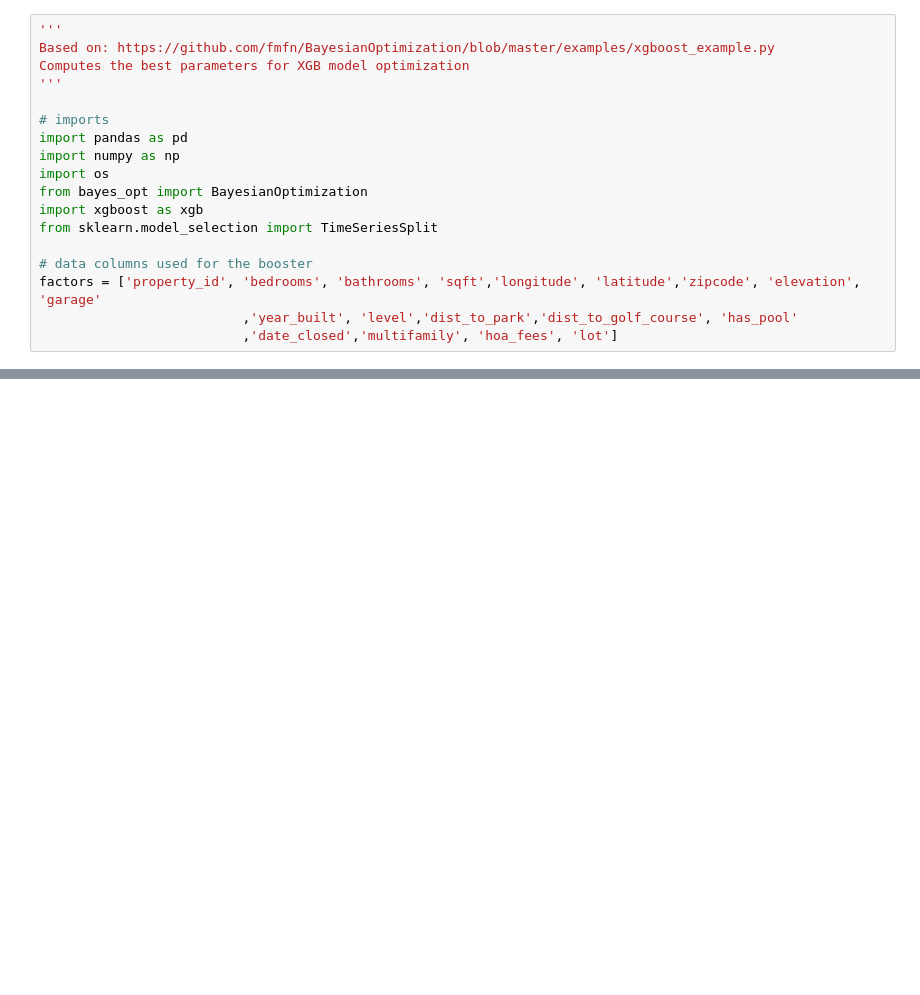
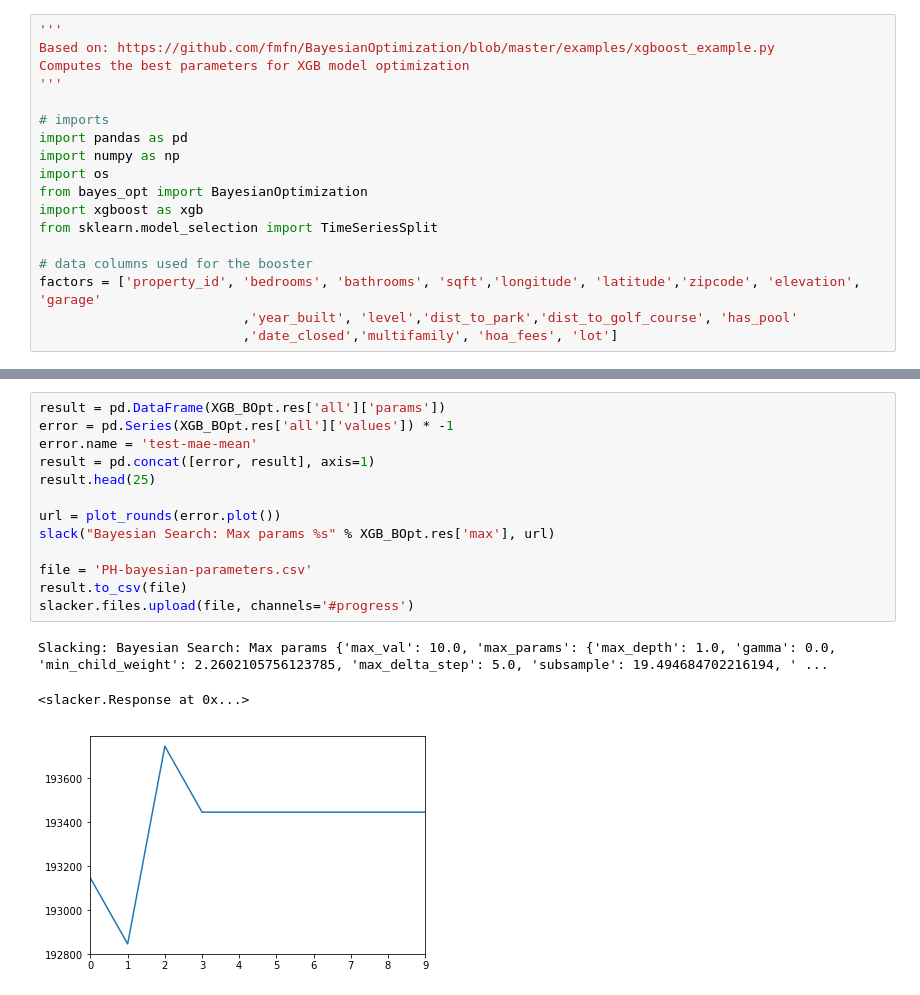
Before and after one commit to ivoytov/rentalnerd, a Jupyter notebook: scraper/xgboost_params_tuning-v2.ipynb, the cells around one changed output, grey strips where cells are left out. Saved outputs shown, nothing was run; the diff lists cells and outputs as text; blank space fills up the shorter version.

```diff
--- a/scraper/xgboost_params_tuning-v2.ipynb
+++ b/scraper/xgboost_params_tuning-v2.ipynb
@@ -88,0 +175,17 @@ Will train until test-mae hasn't improved in 50 rounds.
+# %%
+result = pd.DataFrame(XGB_BOpt.res['all']['params'])
+error = pd.Series(XGB_BOpt.res['all']['values']) * -1
+error.name = 'test-mae-mean'
+result = pd.concat([error, result], axis=1)
+result.head(25)
+
+url = plot_rounds(error.plot())
+slack("Bayesian Search: Max params %s" % XGB_BOpt.res['max'], url)
+
+file = 'PH-bayesian-parameters.csv'
+result.to_csv(file)
+slacker.files.upload(file, channels='#progress')
+# %% [output]
+Slacking: Bayesian Search: Max params {'max_val': 10.0, 'max_params': {'max_depth': 1.0, 'gamma': 0.0, 'min_child_weight': 2.2602105756123785, 'max_delta_step': 5.0, 'subsample': 19.494684702216194, ' ...
+<slacker.Response at 0x...>
+[figure, added]
```
Also changed, not shown: parts of 6 cells of this notebook, 17 other files.
